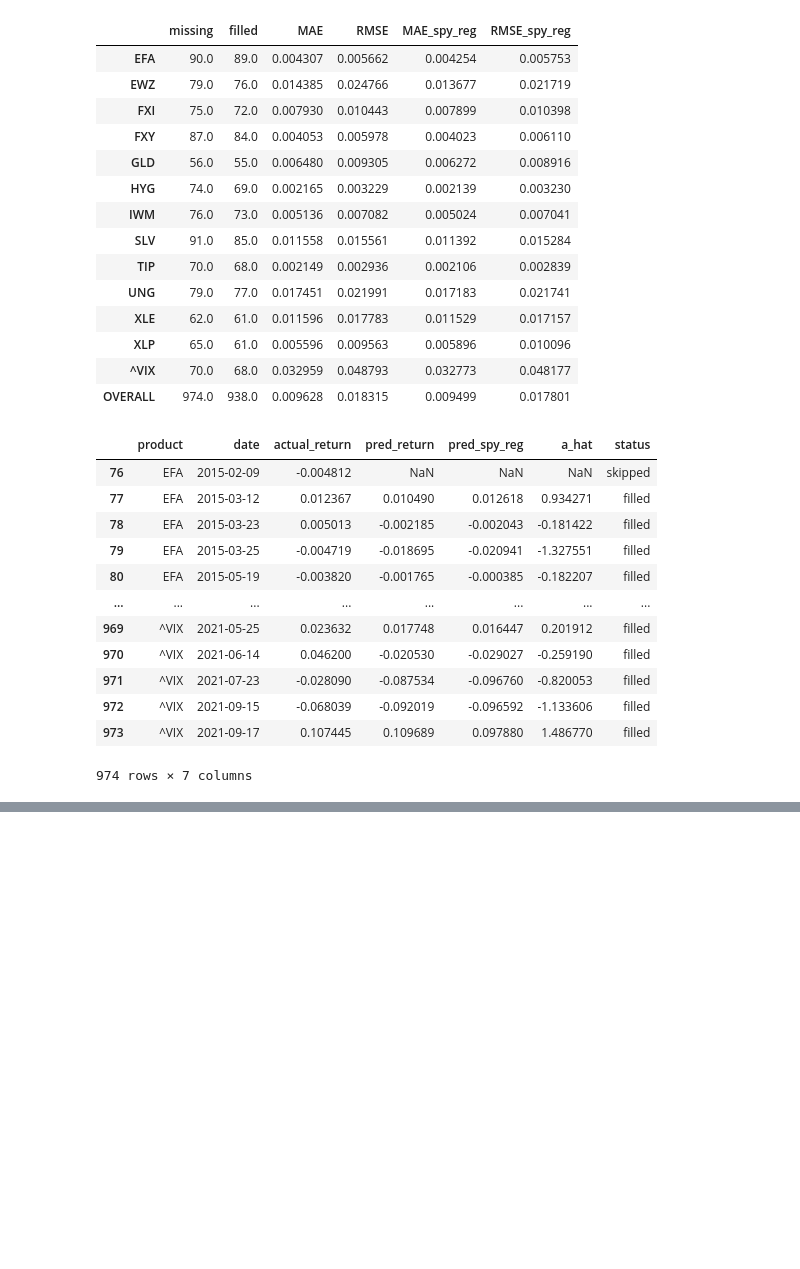
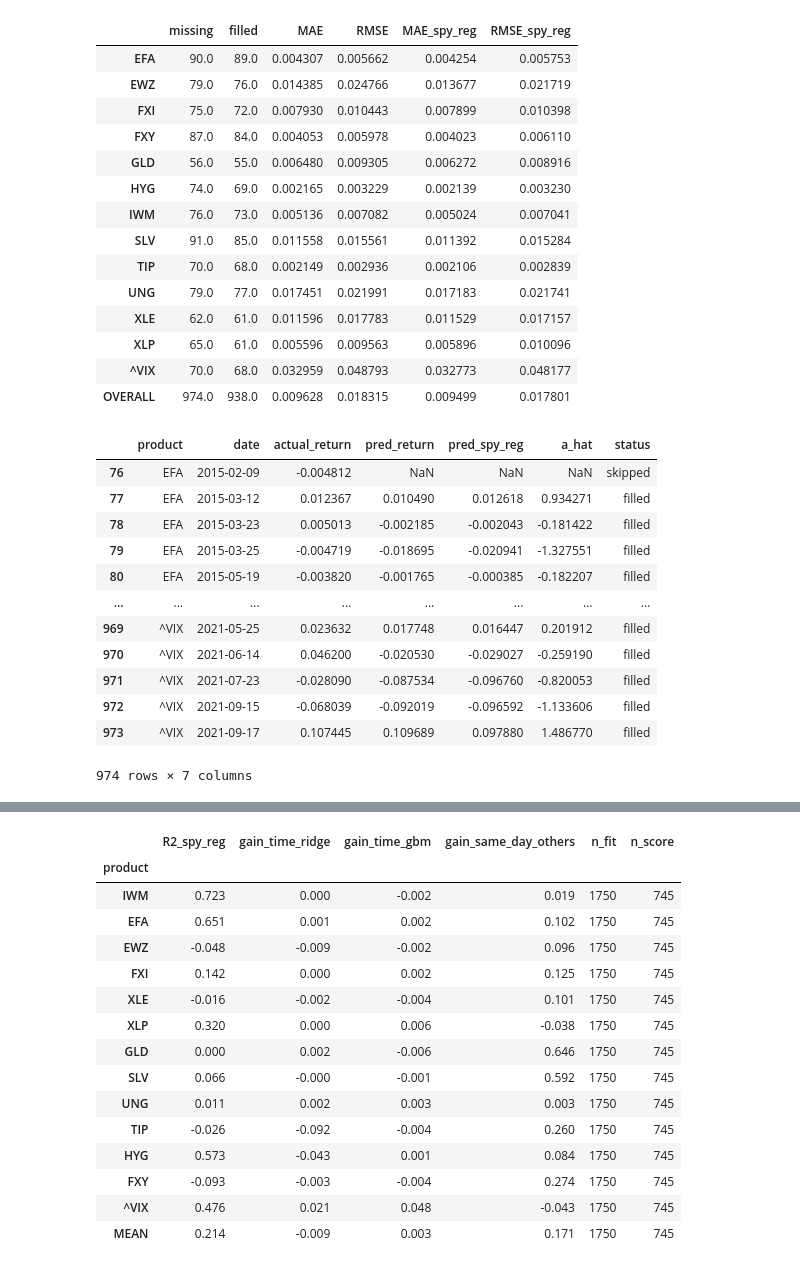
Before and after one commit to Anastasios-Vlachmpeis/RQA_for_Financial_Dynamics, a Jupyter notebook: notebooks/rps4missingDataReconstruction/rps4missingdata.ipynb, the cells around one changed output, grey strips where cells are left out. Cells and saved outputs as stored; diff of their text form; code cells hidden in the pictures; blank space fills up the shorter version.

```diff
--- a/notebooks/rps4missingDataReconstruction/rps4missingdata.ipynb
+++ b/notebooks/rps4missingDataReconstruction/rps4missingdata.ipynb
@@ -1169,0 +1186,67 @@ FXY: 84/87 missing train points filled (beta = -0.286, donors = 1610)
+# %%
+# Diagnostic on the complete (unmasked) series, not a reconstruction
+# method. For each product the same-day SPY regression y_t = beta * x_t
+# (through the origin) is fitted on the first 70% of days. Its residual is
+# then predicted from the temporal context a two-sided fill could use: SPY
+# on t-5..t+5 (plus |SPY_t|) and the product itself on t-5..t-1 and
+# t+1..t+5, once with ridge and once with gradient boosting. For
+# comparison, a ridge regression of y_t on the same-day returns of the 13
+# other products uses no temporal context at all. Everything is scored as
+# R^2 against predict-zero on the last 30% of days, with CEIL_L days
+# dropped on each side of the cut so no feature window crosses it.
+# Sections 9-20 never read the test period; this cell does.
+from sklearn.ensemble import HistGradientBoostingRegressor
+from sklearn.linear_model import RidgeCV
+
+CEIL_L = 5
+full_returns = np.log(prices[TICKERS]).diff().dropna()
+ceil_cut = int(0.70 * len(full_returns))
+x_helper = full_returns[HELPER]
+
+ceil_rows = []
+for ticker in [t for t in TICKERS if t != HELPER]:
+    y_target = full_returns[ticker]
+    context = {"x0": x_helper, "abs_x0": x_helper.abs()}
+    for lag in range(-CEIL_L, CEIL_L + 1):
+        if lag != 0:
+            context[f"x{lag:+d}"] = x_helper.shift(-lag)
+            context[f"y{lag:+d}"] = y_target.shift(-lag)
+    context = pd.DataFrame(context)
+    same_day_others = full_returns.drop(columns=[ticker])
+
+    usable = np.flatnonzero(context.notna().all(axis=1).to_numpy())
+    fit_idx = usable[usable < ceil_cut - CEIL_L]
+    score_idx = usable[usable >= ceil_cut + CEIL_L]
+    x_fit, x_score = x_helper.to_numpy()[fit_idx], x_helper.to_numpy()[score_idx]
+    y_fit, y_score = y_target.to_numpy()[fit_idx], y_target.to_numpy()[score_idx]
+    C_fit, C_score = context.to_numpy()[fit_idx], context.to_numpy()[score_idx]
+    O_fit, O_score = same_day_others.to_numpy()[fit_idx], same_day_others.to_numpy()[score_idx]
+
+    def r2_vs_zero(pred):
+        return 1.0 - float(((y_score - pred) ** 2).sum() / (y_score ** 2).sum())
+
+    beta = float(x_fit @ y_fit / (x_fit @ x_fit))
+    base_score = beta * x_score
+    resid_fit = y_fit - beta * x_fit
+    ridge_time = RidgeCV(alphas=np.logspace(-6, 2, 20)).fit(C_fit, resid_fit)
+    gbm_time = HistGradientBoostingRegressor(
+        max_depth=3, max_iter=200, learning_rate=0.03,
+        early_stopping=True, random_state=0).fit(C_fit, resid_fit)
+    ridge_cross = RidgeCV(alphas=np.logspace(-8, 0, 20), fit_intercept=False).fit(O_fit, y_fit)
+
+    r2_base = r2_vs_zero(base_score)
+    ceil_rows.append({
+        "product": ticker,
+        "R2_spy_reg": r2_base,
+        "gain_time_ridge": r2_vs_zero(base_score + ridge_time.predict(C_score)) - r2_base,
+        "gain_time_gbm": r2_vs_zero(base_score + gbm_time.predict(C_score)) - r2_base,
+        "gain_same_day_others": r2_vs_zero(ridge_cross.predict(O_score)) - r2_base,
+        "n_fit": len(fit_idx), "n_score": len(score_idx)})
+
+ceiling = pd.DataFrame(ceil_rows).set_index("product")
+ceiling.loc["MEAN"] = ceiling.mean()
+ceiling[["n_fit", "n_score"]] = ceiling[["n_fit", "n_score"]].astype(int)
+print(f"fit: {full_returns.index[fit_idx[0]].date()} to {full_returns.index[fit_idx[-1]].date()}; "
+      f"score: {full_returns.index[score_idx[0]].date()} to {full_returns.index[score_idx[-1]].date()}")
+ceiling.round(3)
+# %% [output]
@@ -1169,0 +1254,16 @@ FXY: 84/87 missing train points filled (beta = -0.286, donors = 1610)
+|  | R2_spy_reg | gain_time_ridge | gain_time_gbm | gain_same_day_others | n_fit | n_score |
+| product |  |  |  |  |  |  |
+| IWM | 0.723 | 0.000 | -0.002 | 0.019 | 1750 | 745 |
+| EFA | 0.651 | 0.001 | 0.002 | 0.102 | 1750 | 745 |
+| EWZ | -0.048 | -0.009 | -0.002 | 0.096 | 1750 | 745 |
+| FXI | 0.142 | 0.000 | 0.002 | 0.125 | 1750 | 745 |
+| XLE | -0.016 | -0.002 | -0.004 | 0.101 | 1750 | 745 |
+| XLP | 0.320 | 0.000 | 0.006 | -0.038 | 1750 | 745 |
+| GLD | 0.000 | 0.002 | -0.006 | 0.646 | 1750 | 745 |
+| SLV | 0.066 | -0.000 | -0.001 | 0.592 | 1750 | 745 |
+| UNG | 0.011 | 0.002 | 0.003 | 0.003 | 1750 | 745 |
+| TIP | -0.026 | -0.092 | -0.004 | 0.260 | 1750 | 745 |
+| HYG | 0.573 | -0.043 | 0.001 | 0.084 | 1750 | 745 |
+| FXY | -0.093 | -0.003 | -0.004 | 0.274 | 1750 | 745 |
+| ^VIX | 0.476 | 0.021 | 0.048 | -0.043 | 1750 | 745 |
+| MEAN | 0.214 | -0.009 | 0.003 | 0.171 | 1750 | 745 |
```
Also changed, not shown: parts of 4 cells of this notebook, 3 other files.
